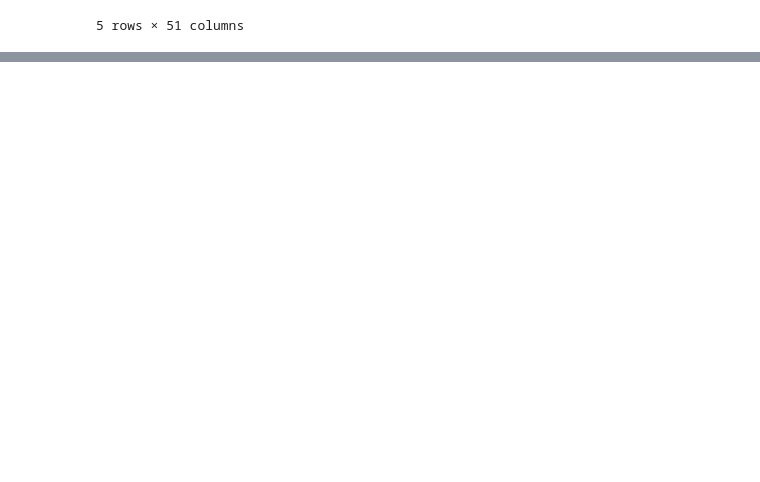
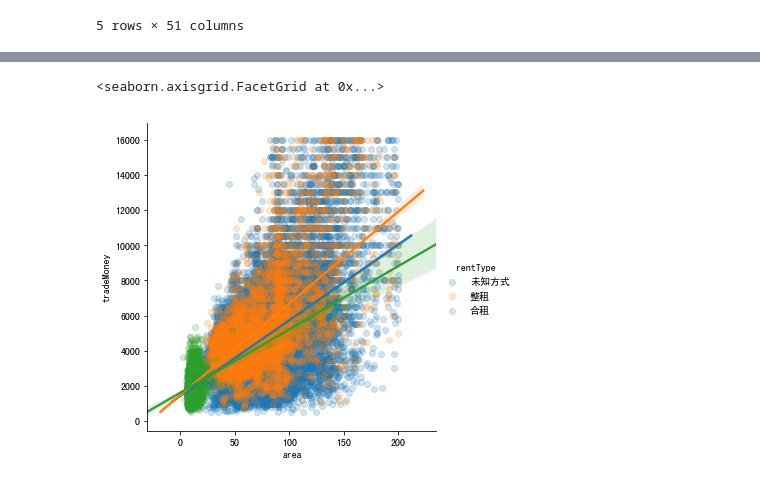
Before and after one commit to Jiachengciel/Futurelab-2019-House-Rent-Forecast, a Jupyter notebook: 2. Feature Engineering and Selection.ipynb, the cells around one changed output, grey strips where cells are left out. Drawn from its saved outputs; the diff is of its cells as text; code cells hidden in the pictures; blank space fills up the shorter version.

```diff
--- a/2. Feature Engineering and Selection.ipynb
+++ b/2. Feature Engineering and Selection.ipynb
@@ -187,0 +230,5 @@ data_train.head()
+# %%
+sns.lmplot('area', 'tradeMoney', data=train, hue='rentType', scatter_kws={'alpha':0.2})
+# %% [output]
+<seaborn.axisgrid.FacetGrid at 0x...>
+[figure, added]
```
Also changed, not shown: parts of 48 cells of this notebook.
